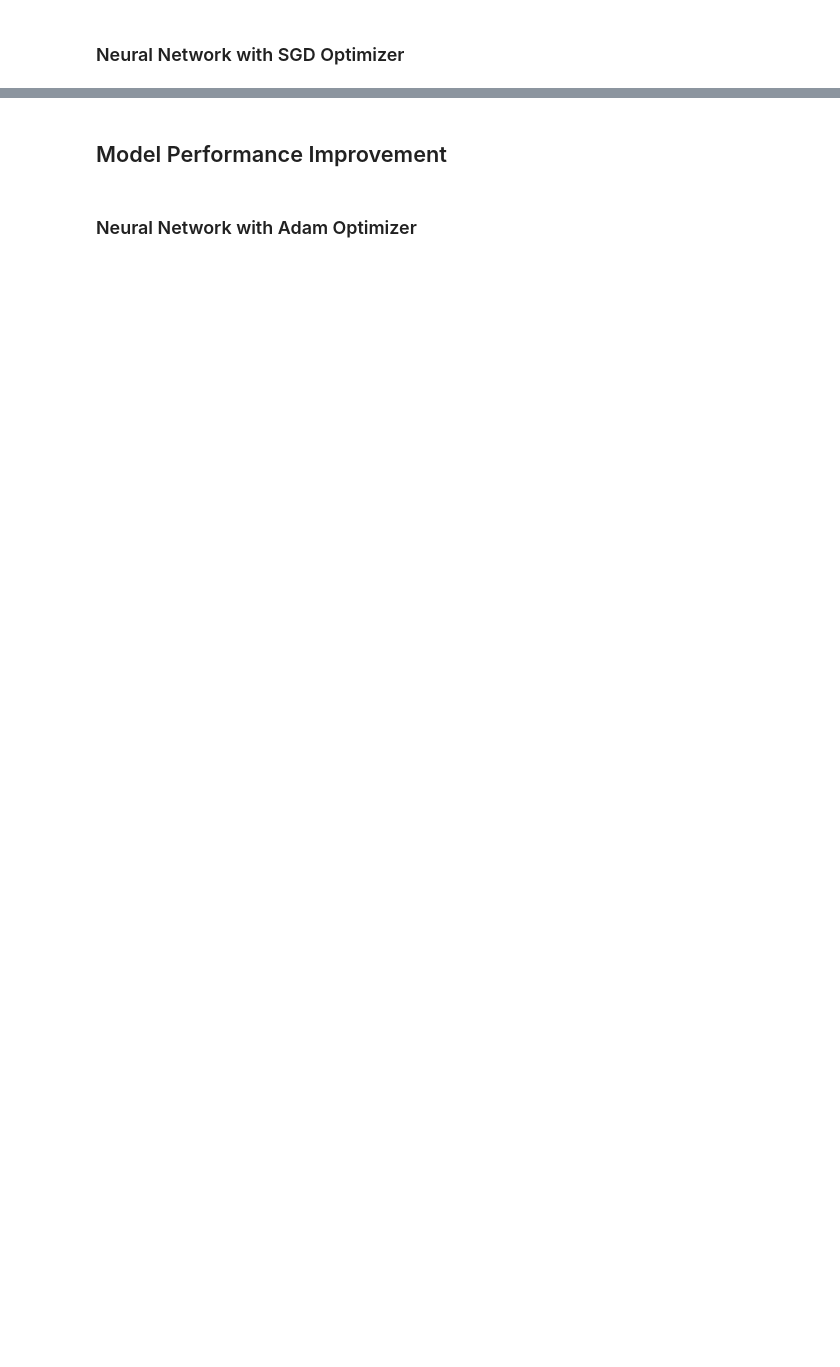
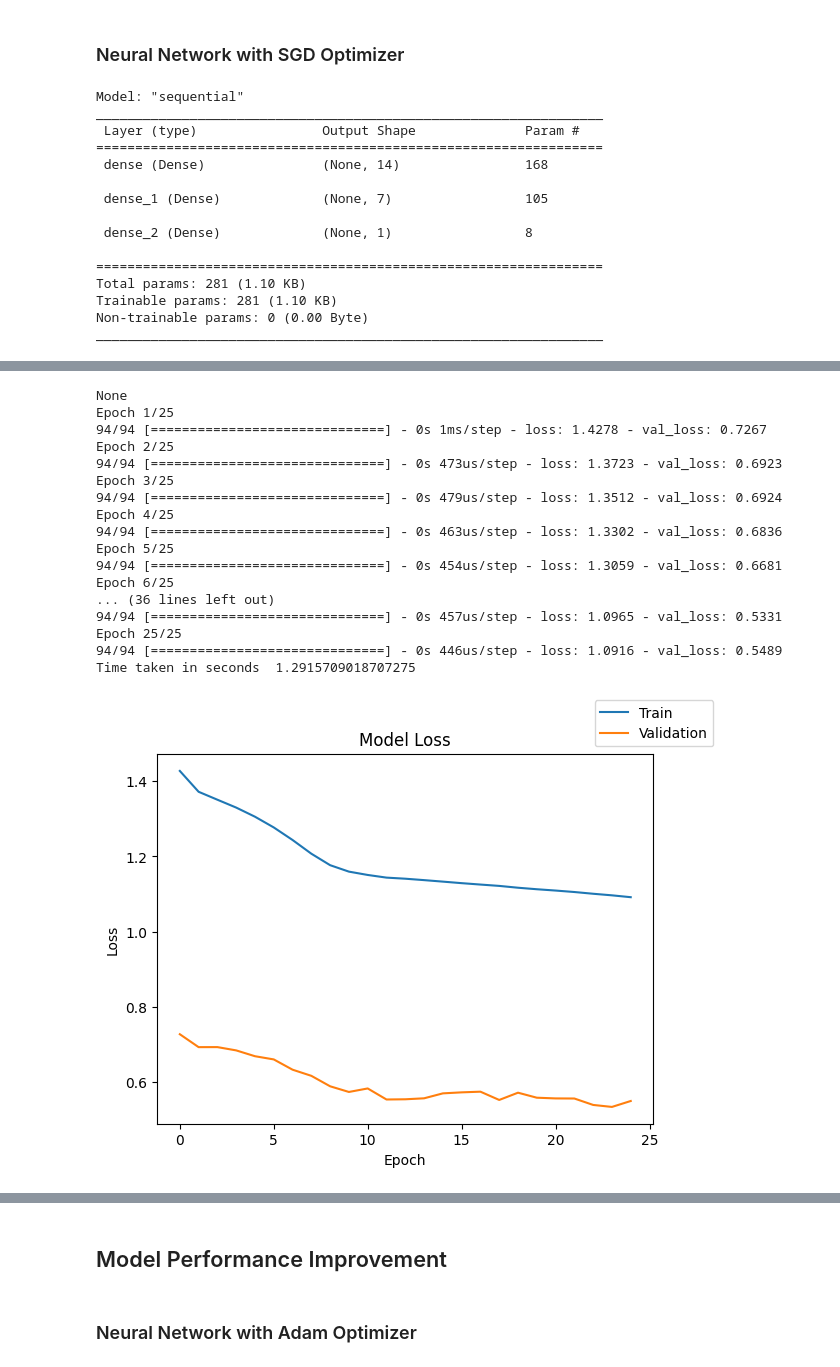
Before and after one commit to rsdomingues/aiml_learning, a Jupyter notebook: 4.intro-to-neural-networks/3.project/INN_Learner_Notebook_Full_code.ipynb, the cells around one changed output, grey strips where cells are left out. Drawn from its saved outputs; the diff is of its cells as text; code cells hidden in the pictures; blank space fills up the shorter version.

Commit message:
Building the models

```diff
--- a/4.intro-to-neural-networks/3.project/INN_Learner_Notebook_Full_code.ipynb
+++ b/4.intro-to-neural-networks/3.project/INN_Learner_Notebook_Full_code.ipynb
@@ -522,3 +516,7 @@ Both exited and non-exited customers have a nearly uniform distribution of estim
 ## Data Preprocessing
 # %% [markdown]
 ### Dummy Variable Creation
+# %%
+df = pd.get_dummies(df,columns=df.select_dtypes(include=["object"]).columns.tolist(),drop_first=True,dtype=float)
+df.info()
+df.head()
@@ -537,2 +649,59 @@ Write down the logic for choosing the metric that would be the best metric for t
+# %%
+# Calculate class weights for imbalanced dataset
+cw = (y_train.shape[0]) / np.bincount(y_train)
+
+# Create a dictionary mapping class indices to their respective class weights
+cw_dict = {}
+for i in range(cw.shape[0]):
+    cw_dict[i] = cw[i]
+
+cw_dict
+
+# defining the batch size and # epochs upfront as we'll be using the same values for all models
+epochs = 25
+batch_size = 64
+
+#lets create some lists so we can store the results
+train_model_perf = []
+val_model_perf = []
 # %% [markdown]
 ### Neural Network with SGD Optimizer
+# %%
+# clears the current Keras session, resetting all layers and models previously created, freeing up memory and resources.
+tf.keras.backend.clear_session()
+
+#Initializing the neural network
+model = Sequential()
+model.add(Dense(14,activation="relu",input_dim=X_train.shape[1]))
+model.add(Dense(7,activation="relu"))
+model.add(Dense(1,activation="sigmoid"))
+print(model.summary())
+
+# defining SGD as the optimizer to be used
+optimizer = tf.keras.optimizers.SGD()
+model.compile(loss='binary_crossentropy', optimizer=optimizer)
+
+#fiting the model
+start = time.time()
+history = model.fit(X_train, y_train, validation_data=(X_val,y_val) , batch_size=batch_size, epochs=epochs,class_weight=cw_dict)
+end=time.time()
+
+#observing the results
+print("Time taken in seconds ",end-start)
+plot(history,'loss')
+# %% [output]
+Model: "sequential"
+_________________________________________________________________
+ Layer (type)                Output Shape              Param #
+=================================================================
+ dense (Dense)               (None, 14)                168
+
+ dense_1 (Dense)             (None, 7)                 105
+
+ dense_2 (Dense)             (None, 1)                 8
+
+=================================================================
+Total params: 281 (1.10 KB)
+Trainable params: 281 (1.10 KB)
+Non-trainable params: 0 (0.00 Byte)
+_________________________________________________________________
@@ -538,0 +709,18 @@ Write down the logic for choosing the metric that would be the best metric for t
+None
+Epoch 1/25
+94/94 [==============================] - 0s 1ms/step - loss: 1.4278 - val_loss: 0.7267
+Epoch 2/25
+94/94 [==============================] - 0s 473us/step - loss: 1.3723 - val_loss: 0.6923
+Epoch 3/25
+94/94 [==============================] - 0s 479us/step - loss: 1.3512 - val_loss: 0.6924
+Epoch 4/25
+94/94 [==============================] - 0s 463us/step - loss: 1.3302 - val_loss: 0.6836
+Epoch 5/25
+94/94 [==============================] - 0s 454us/step - loss: 1.3059 - val_loss: 0.6681
+Epoch 6/25
+... (36 lines left out)
+94/94 [==============================] - 0s 457us/step - loss: 1.0965 - val_loss: 0.5331
+Epoch 25/25
+94/94 [==============================] - 0s 446us/step - loss: 1.0916 - val_loss: 0.5489
+Time taken in seconds  1.2915709018707275
+[figure, added]
```
Also changed, not shown: parts of 33 cells of this notebook.
